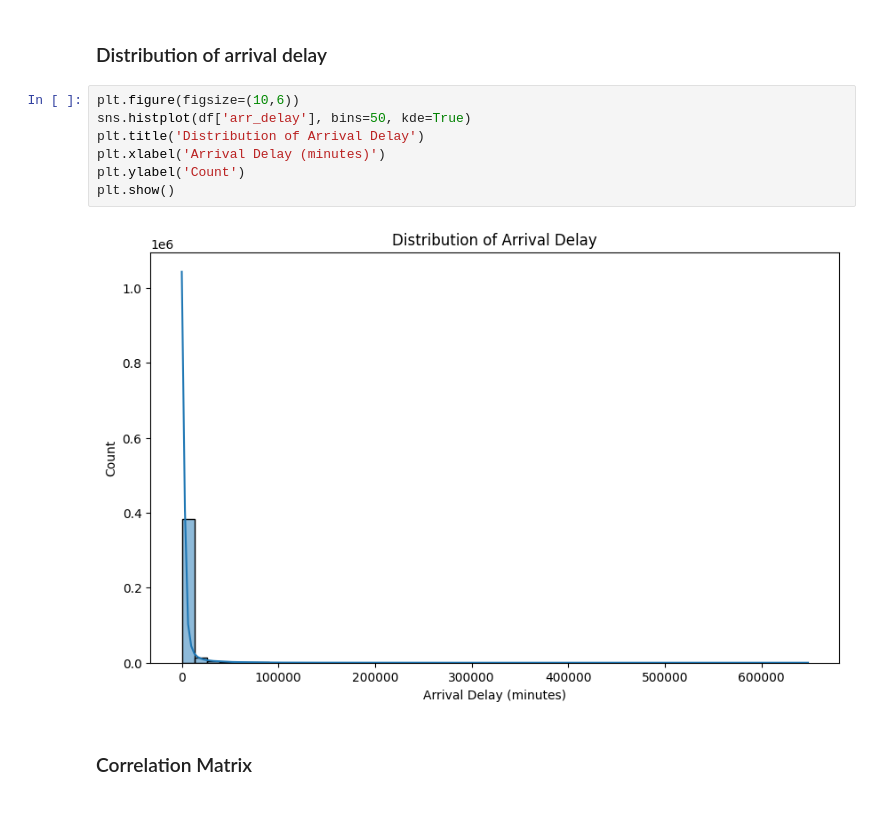
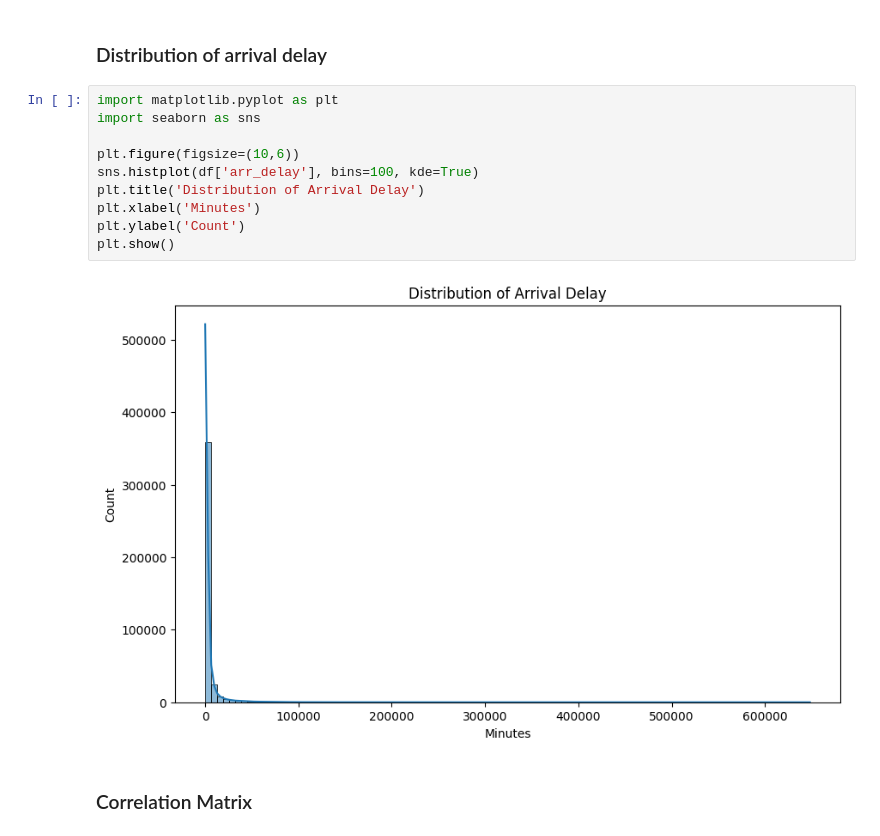
Before and after one commit to shakhbozmn/flight-delay-prediction, a Jupyter notebook: flight_delay_analysis.ipynb, the cells around one changed output. Cells and saved outputs as stored; diff of their text form; blank space fills up the shorter version.

```diff
--- a/flight_delay_analysis.ipynb
+++ b/flight_delay_analysis.ipynb
@@ -103,14 +116,17 @@ dtype: int64
 # %% [markdown]
 ### Distribution of arrival delay
 # %%
+import matplotlib.pyplot as plt
+import seaborn as sns
+
 plt.figure(figsize=(10,6))
-sns.histplot(df['arr_delay'], bins=50, kde=True)
+sns.histplot(df['arr_delay'], bins=100, kde=True)
 plt.title('Distribution of Arrival Delay')
-plt.xlabel('Arrival Delay (minutes)')
+plt.xlabel('Minutes')
 plt.ylabel('Count')
 plt.show()
 # %% [output]
-[figure, old version]
+[figure, new version]
 # %% [markdown]
 ### Correlation Matrix
 # %%
```
Also changed, not shown: parts of 55 cells of this notebook.
